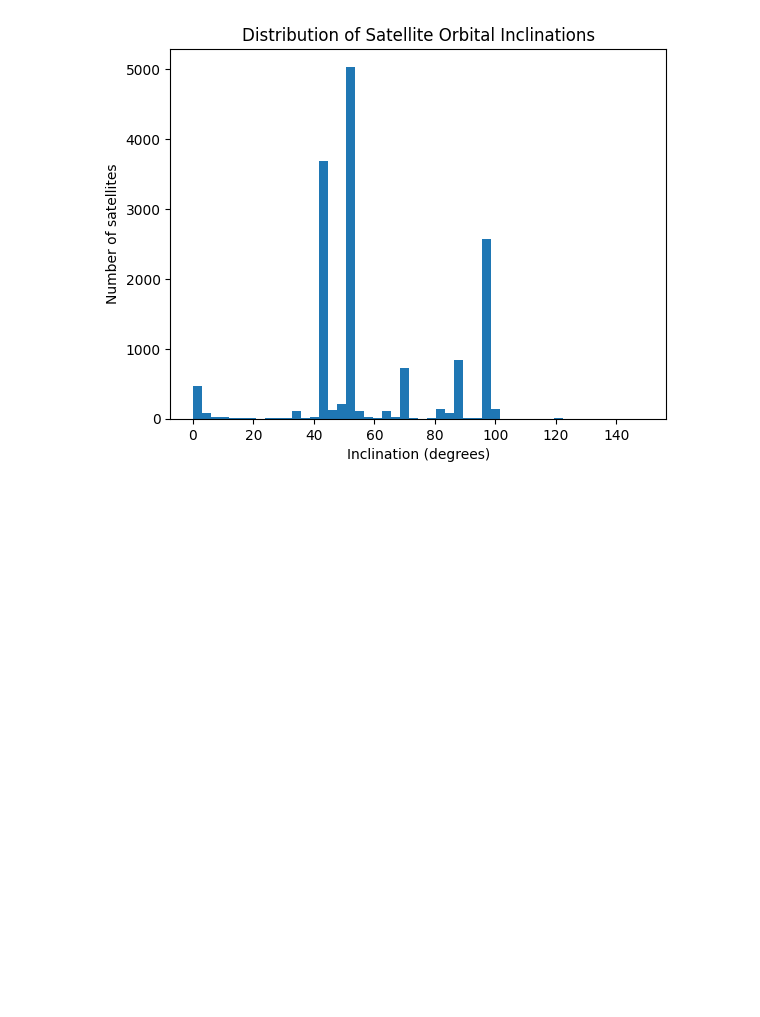
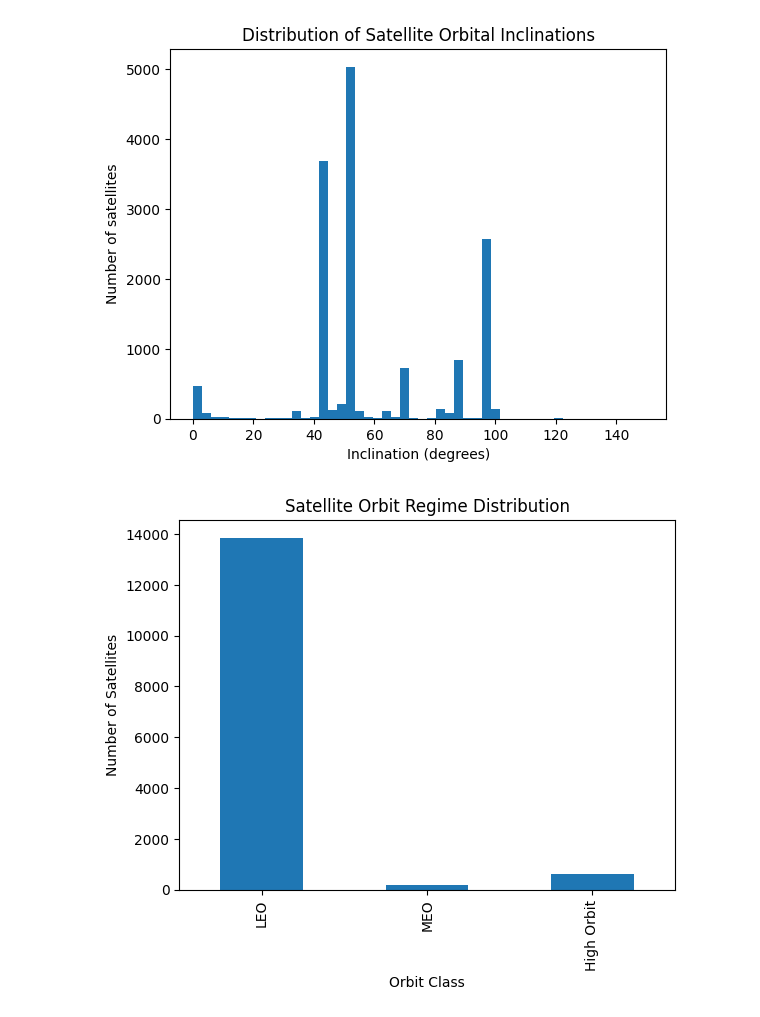
Before and after one commit to janmcconnellCityU/Satellite-Orbit-Data-Exploration, a Jupyter notebook: satellite_orbit_analysis.ipynb.ipynb, the cells around one changed output. Cells and saved outputs as stored; diff of their text form; code cells hidden in the pictures; blank space fills up the shorter version.

```diff
--- a/satellite_orbit_analysis.ipynb.ipynb
+++ b/satellite_orbit_analysis.ipynb.ipynb
@@ -212,3 +223,36 @@ plt.title("Distribution of Satellite Orbital Inclinations")
 plt.show()
 # %% [output]
 [figure]
+# %%
+# ------------------------------------------------------------
+# Satellite Orbit Regime Distribution
+#
+# This chart shows the number of satellites in each orbital regime
+# using a simple rule-based classification derived from mean motion.
+#
+# LEO (Low Earth Orbit): satellites that complete many revolutions per day
+# MEO (Medium Earth Orbit): moderate orbital periods
+# High Orbit: long-period or highly elliptical orbits
+#
+# The visualization helps illustrate how strongly the satellite
+# population is concentrated in LEO compared with other regimes.
+# ------------------------------------------------------------
+# # Visualize the number of satellites in each orbital regime.
+# The orbit_class variable was created earlier using a rule-based
+# classification based on mean motion. This plot shows the relative
+# population of Low Earth Orbit (LEO), Medium Earth Orbit (MEO),
+# and higher-altitude orbits.
+
+# Count satellites in each orbit class and reorder them
+# so the chart reads from low to high orbit.
+orbit_counts = df["orbit_class"].value_counts().reindex(["LEO","MEO","High Orbit"])
+
+orbit_counts.plot(kind="bar")
+
+plt.title("Satellite Orbit Regime Distribution")
+plt.xlabel("Orbit Class")
+plt.ylabel("Number of Satellites")
+
+plt.show()
+# %% [output]
+[figure, added]
```
Also changed, not shown: parts of 4 cells of this notebook.
